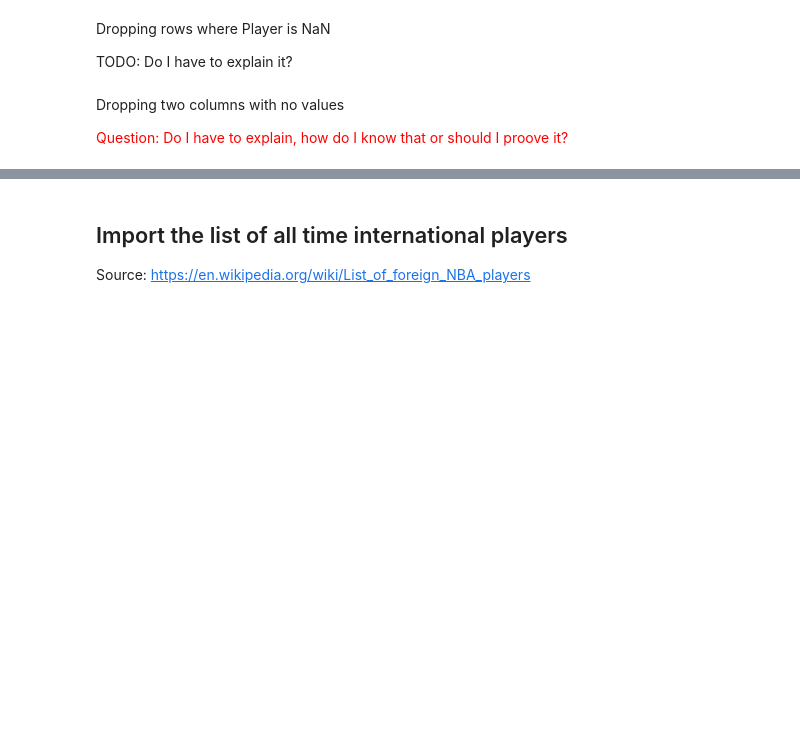
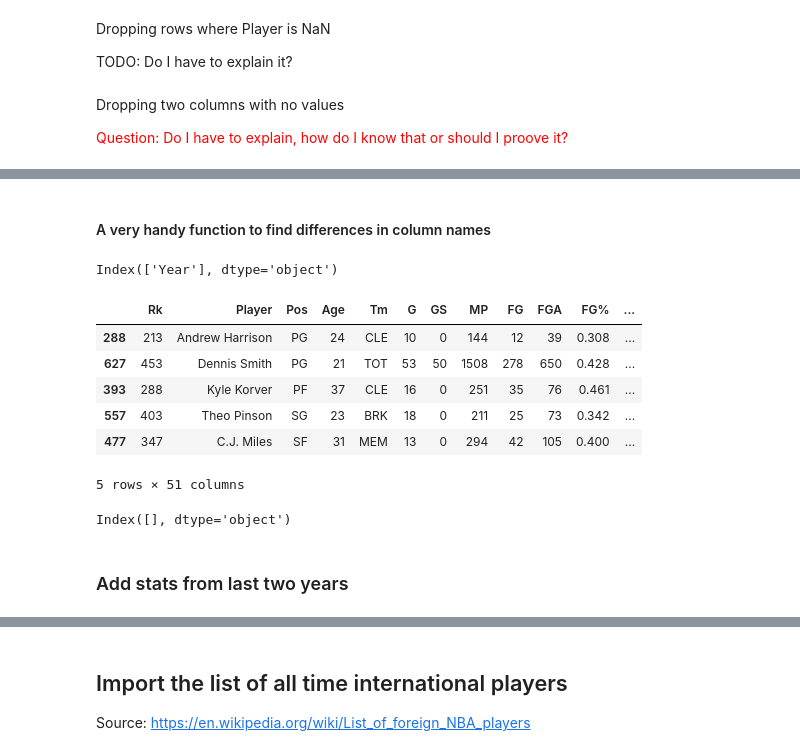
Before and after one commit to krisograbek/nba_international_players, a Jupyter notebook: NBA non-US players.ipynb, the cells around one changed output, grey strips where cells are left out. Cells and saved outputs as stored; diff of their text form; code cells hidden in the pictures; blank space fills up the shorter version.

```diff
--- a/NBA non-US players.ipynb
+++ b/NBA non-US players.ipynb
@@ -110,0 +272,23 @@ stat['Player'] = stat['Player'].str.replace('*', '')
+# %% [markdown]
+#### A very handy function to find differences in column names
+# %%
+stat.columns.difference(stats_2019.columns)
+# %% [output]
+Index(['Year'], dtype='object')
+# %%
+stats_2019['Year'] = 2019
+stats_2019.sample(5)
+# %% [output]
+|  | Rk | Player | Pos | Age | Tm | G | GS | MP | FG | FGA | FG% | ... |
+| 288 | 213 | Andrew Harrison | PG | 24 | CLE | 10 | 0 | 144 | 12 | 39 | 0.308 | ... |
+| 627 | 453 | Dennis Smith | PG | 21 | TOT | 53 | 50 | 1508 | 278 | 650 | 0.428 | ... |
+| 393 | 288 | Kyle Korver | PF | 37 | CLE | 16 | 0 | 251 | 35 | 76 | 0.461 | ... |
+| 557 | 403 | Theo Pinson | SG | 23 | BRK | 18 | 0 | 211 | 25 | 73 | 0.342 | ... |
+| 477 | 347 | C.J. Miles | SF | 31 | MEM | 13 | 0 | 294 | 42 | 105 | 0.400 | ... |
+5 rows × 51 columns
+# %%
+stat.columns.difference(stats_2019.columns)
+# %% [output]
+Index([], dtype='object')
+# %% [markdown]
+### Add stats from last two years
```
Also changed, not shown: parts of 65 cells of this notebook.
